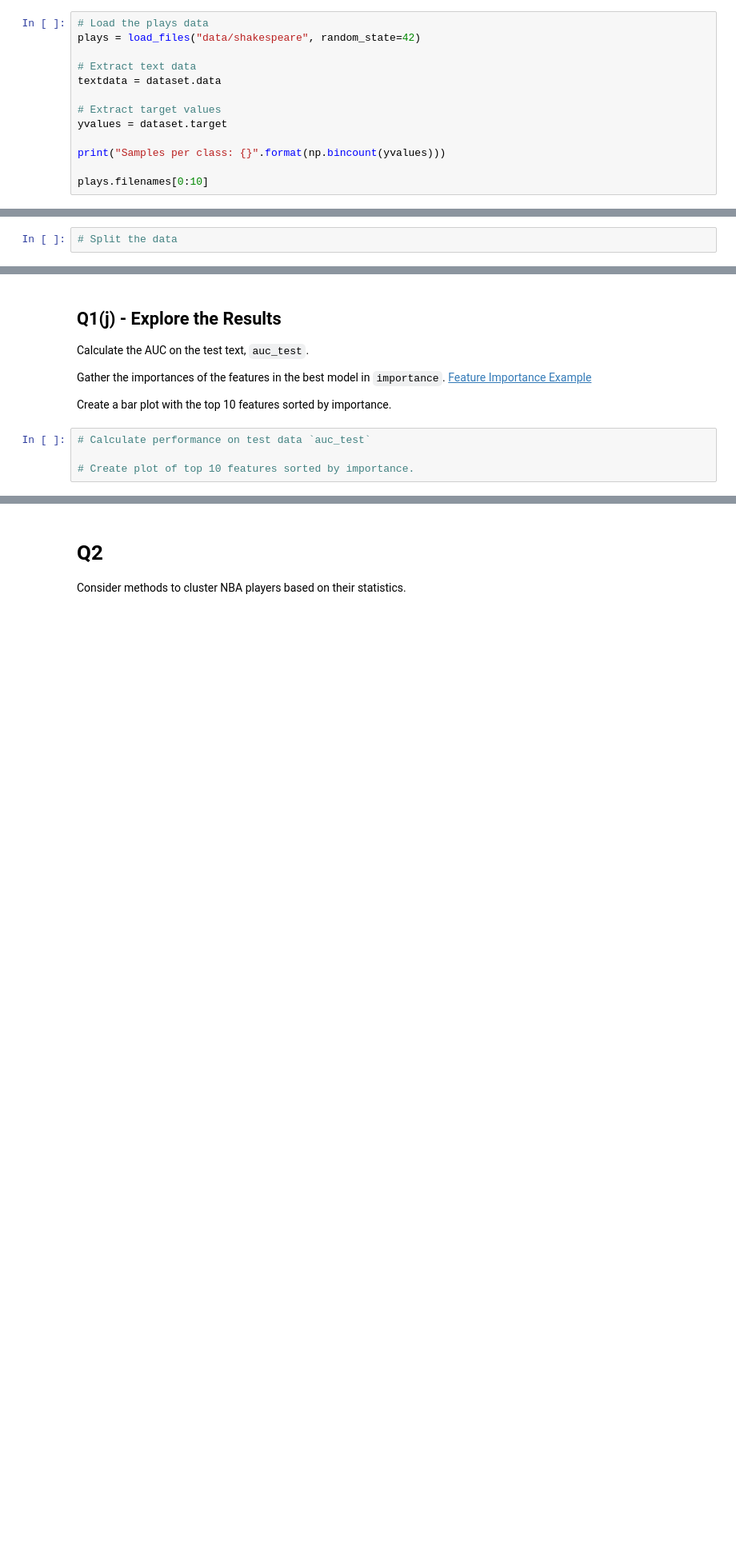
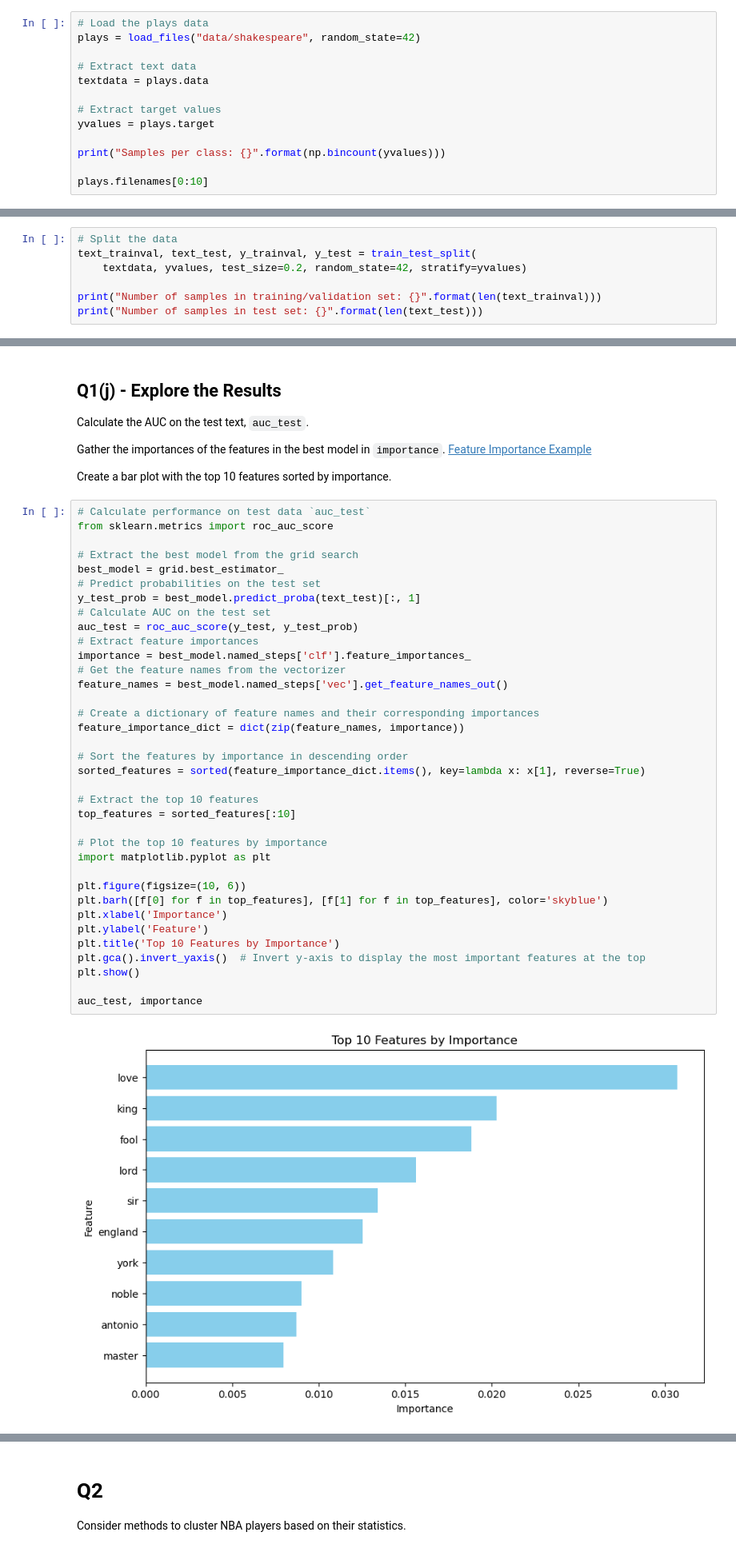
Before and after one commit to Spades5665/MTUClasses, a Jupyter notebook: CS4821-DataMining/a4/a4.ipynb, the cells around one changed output, grey strips where cells are left out. Shown: that part at 80% size. Drawn from its saved outputs; the diff is of its cells as text; blank space fills up the shorter version.

```diff
--- a/CS4821-DataMining/a4/a4.ipynb
+++ b/CS4821-DataMining/a4/a4.ipynb
@@ -131,10 +131,10 @@ Load the plays into a list `textdata` and a np.ndarray `yvalues`.  I highly sugg
 plays = load_files("data/shakespeare", random_state=42)
 
 # Extract text data
-textdata = dataset.data
+textdata = plays.data
 
 # Extract target values
-yvalues = dataset.target
+yvalues = plays.target
 
 print("Samples per class: {}".format(np.bincount(yvalues)))
 
@@ -149,3 +162,8 @@ grader.check("q1a")
 Split the data into `text_trainval`, `text_test` and `y_trainval`, `y_test` variables.  Use 20% of the data in the test set with a `random_state` of 42 and make sure to stratify the split (the data is imbalanced).
 # %%
 # Split the data
+text_trainval, text_test, y_trainval, y_test = train_test_split(
+    textdata, yvalues, test_size=0.2, random_state=42, stratify=yvalues)
+
+print("Number of samples in training/validation set: {}".format(len(text_trainval)))
+print("Number of samples in test set: {}".format(len(text_test)))
@@ -263,5 +415,39 @@ Gather the importances of the features in the best model in `importance`. [Featu
 Create a bar plot with the top 10 features sorted by importance.
 # %%
 # Calculate performance on test data `auc_test`
+from sklearn.metrics import roc_auc_score
 
-# Create plot of top 10 features sorted by importance.
+# Extract the best model from the grid search
+best_model = grid.best_estimator_
+# Predict probabilities on the test set
+y_test_prob = best_model.predict_proba(text_test)[:, 1]
+# Calculate AUC on the test set
+auc_test = roc_auc_score(y_test, y_test_prob)
+# Extract feature importances
+importance = best_model.named_steps['clf'].feature_importances_
+# Get the feature names from the vectorizer
+feature_names = best_model.named_steps['vec'].get_feature_names_out()
+
+# Create a dictionary of feature names and their corresponding importances
+feature_importance_dict = dict(zip(feature_names, importance))
+
+# Sort the features by importance in descending order
+sorted_features = sorted(feature_importance_dict.items(), key=lambda x: x[1], reverse=True)
+
+# Extract the top 10 features
+top_features = sorted_features[:10]
+
+# Plot the top 10 features by importance
+import matplotlib.pyplot as plt
+
+plt.figure(figsize=(10, 6))
+plt.barh([f[0] for f in top_features], [f[1] for f in top_features], color='skyblue')
+plt.xlabel('Importance')
+plt.ylabel('Feature')
+plt.title('Top 10 Features by Importance')
+plt.gca().invert_yaxis()  # Invert y-axis to display the most important features at the top
+plt.show()
+
+auc_test, importance
+# %% [output]
+[figure, added]
```
Also changed, not shown: parts of 30 cells of this notebook.
